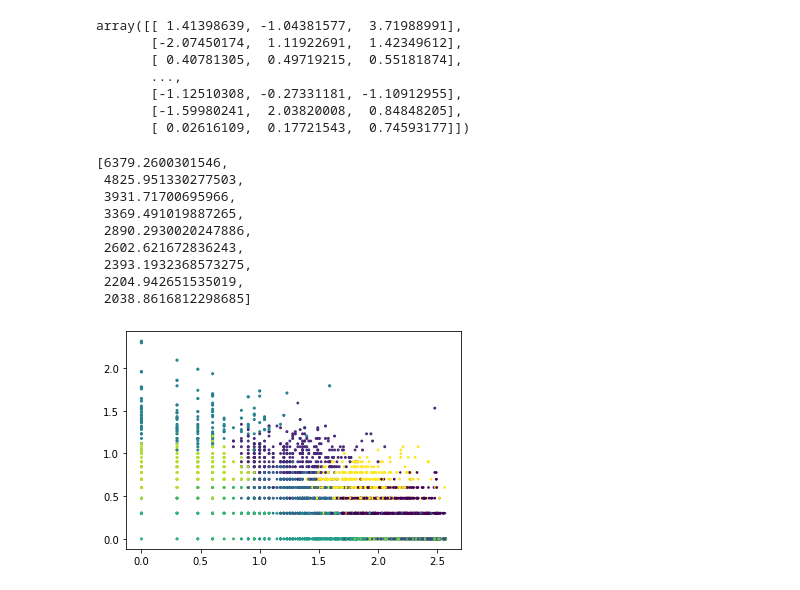
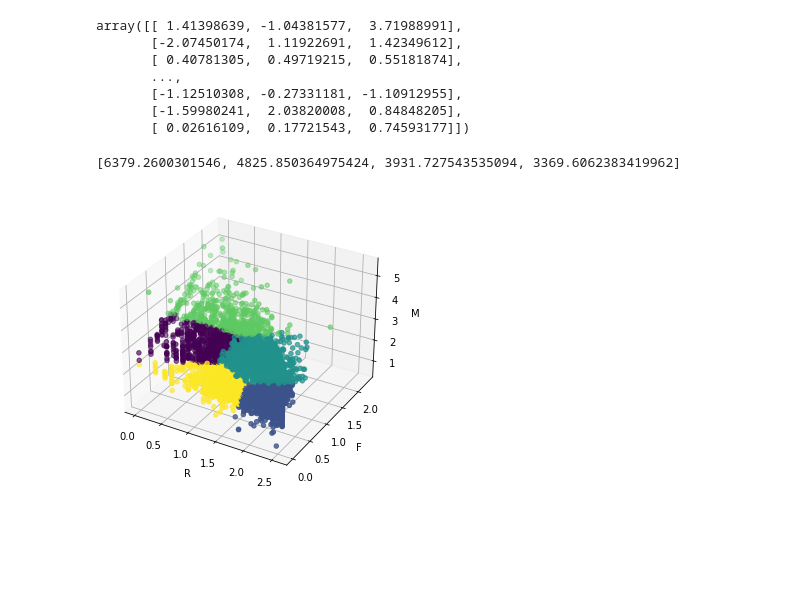
Before and after one commit to michelezoncheddu/data-mining-project, a Jupyter notebook: customers.ipynb, the cells around one changed output. Drawn from its saved outputs; the diff is of its cells as text; code cells hidden in the pictures; blank space fills up the shorter version.

```diff
--- a/customers.ipynb
+++ b/customers.ipynb
@@ -394,8 +443,9 @@ plt.show()
 # %% [markdown]
 # Clustering
 # %%
+rfm_k = rfm_log[['Recency', 'Frequency', 'Monetary']]
 scaler = StandardScaler()
-scaled = scaler.fit_transform(rfm_log.values)
+scaled = scaler.fit_transform(rfm_k.values)
 scaled
 # %% [output]
 array([[ 1.41398639, -1.04381577,  3.71988991],
@@ -407,27 +457,21 @@ array([[ 1.41398639, -1.04381577,  3.71988991],
        [ 0.02616109,  0.17721543,  0.74593177]])
 # %%
 sse = []
-for k in range(2, 11):
+for k in range(2, 6):
     kmeans = KMeans(n_clusters=k, n_init=10, max_iter=100)
     kmeans.fit(scaled)
     sse.append(kmeans.inertia_)
 # %%
 sse
 # %% [output]
-[6379.2600301546,
- 4825.951330277503,
- 3931.71700695966,
- 3369.491019887265,
- 2890.2930020247886,
- 2602.621672836243,
- 2393.1932368573275,
- 2204.942651535019,
- 2038.8616812298685]
+[6379.2600301546, 4825.850364975424, 3931.727543535094, 3369.6062383419962]
 # %%
-#fig = plt.figure()
-#ax = Axes3D(fig)
-plt.scatter(rfm_log['Recency'], rfm_log['Frequency'], rfm_log['Monetary'],
-            c=kmeans.labels_)
+fig = plt.figure()
+ax = Axes3D(fig)
+ax.scatter(rfm_log['Recency'], rfm_log['Frequency'], rfm_log['Monetary'], c=kmeans.labels_)
+ax.set_xlabel('R')
+ax.set_ylabel('F')
+ax.set_zlabel('M')
 plt.show()
 # %% [output]
-[figure, old version]
+[figure, new version]
```
Also changed, not shown: parts of 6 cells of this notebook.
